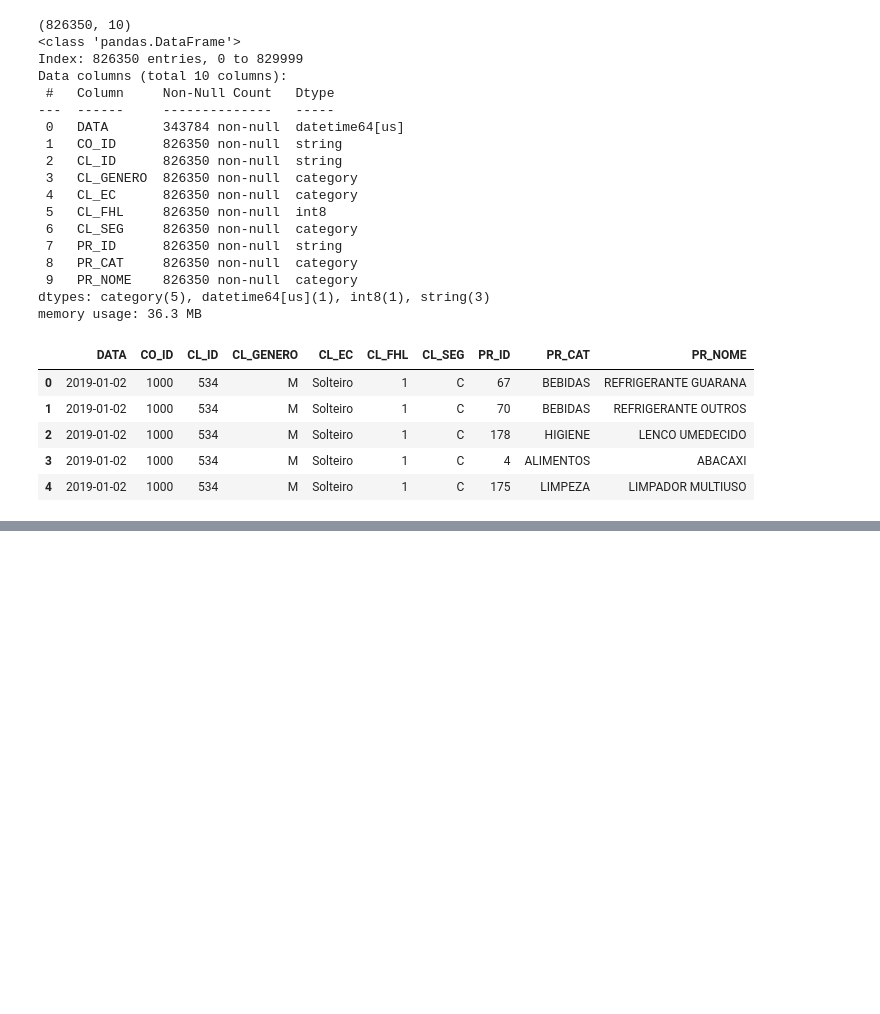
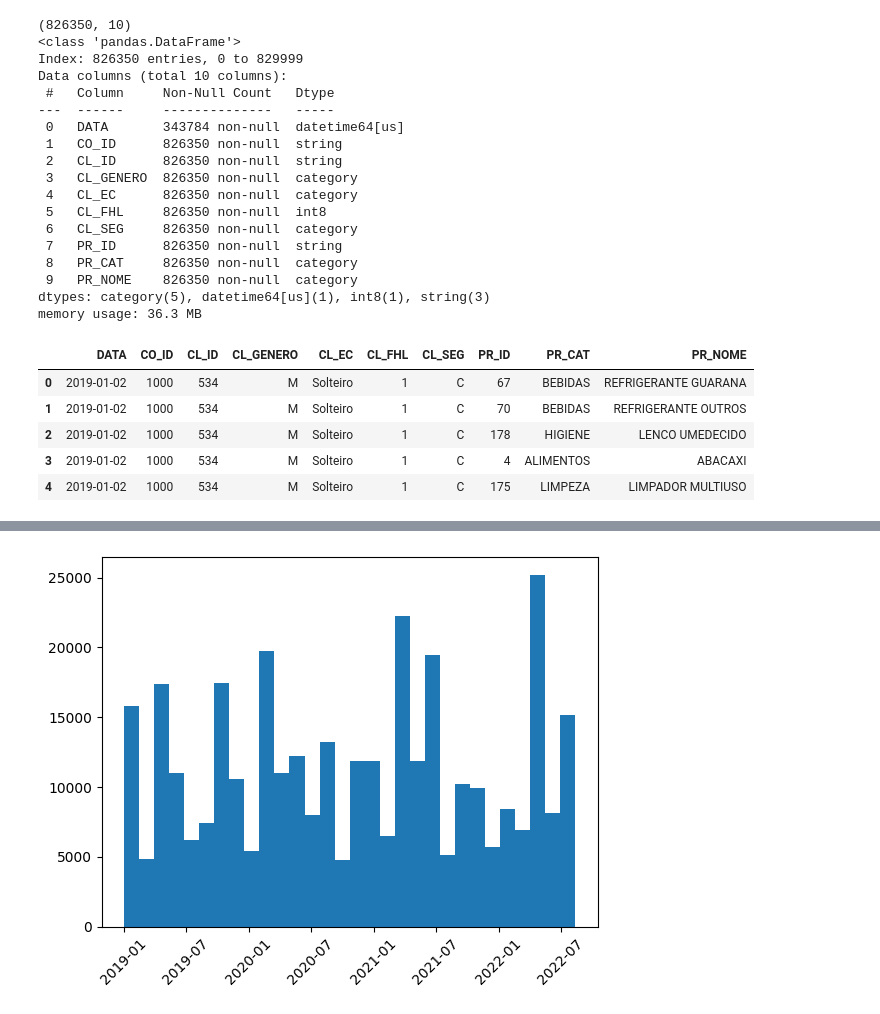
Before and after one commit to vieiradatalab/SCTEC_T1, a Jupyter notebook: analise_varejo.ipynb, the cells around one changed output, grey strips where cells are left out. Saved outputs shown, nothing was run; the diff lists cells and outputs as text; code cells hidden in the pictures; blank space fills up the shorter version.

```diff
--- a/analise_varejo.ipynb
+++ b/analise_varejo.ipynb
@@ -295,0 +334,6 @@ df.head()
+# %%
+# Visualizar a distribuição dos dados pela coluna DATA
+plt.hist(pd.to_datetime(df['DATA']), bins=30); plt.xticks(rotation=45)
+plt.show()
+# %% [output]
+[figure, added]
```
Also changed, not shown: parts of 10 cells of this notebook.
